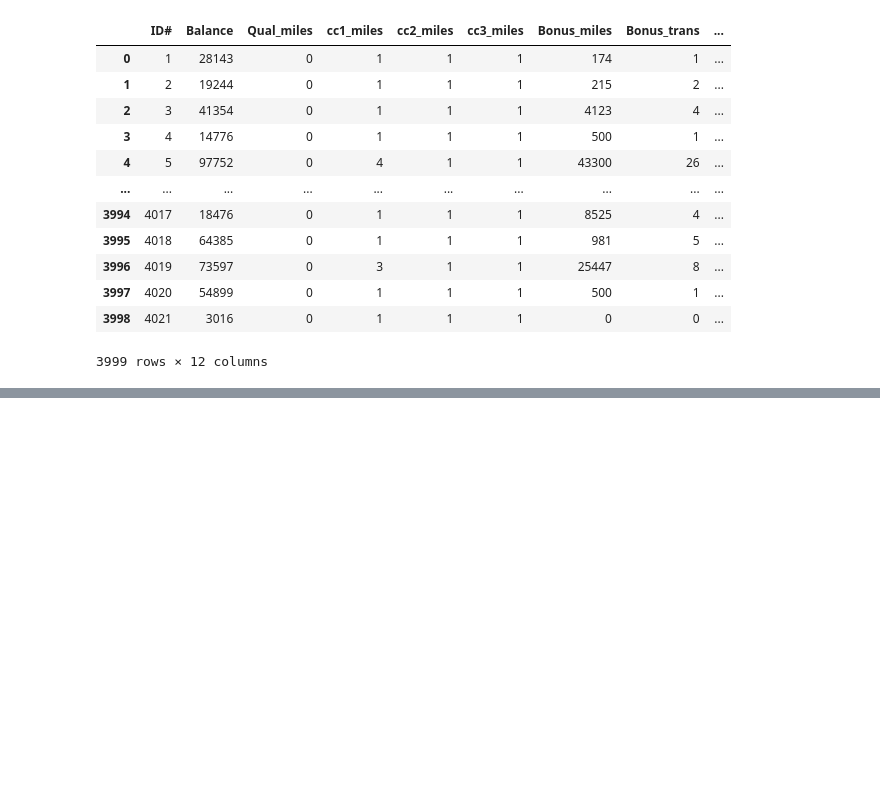
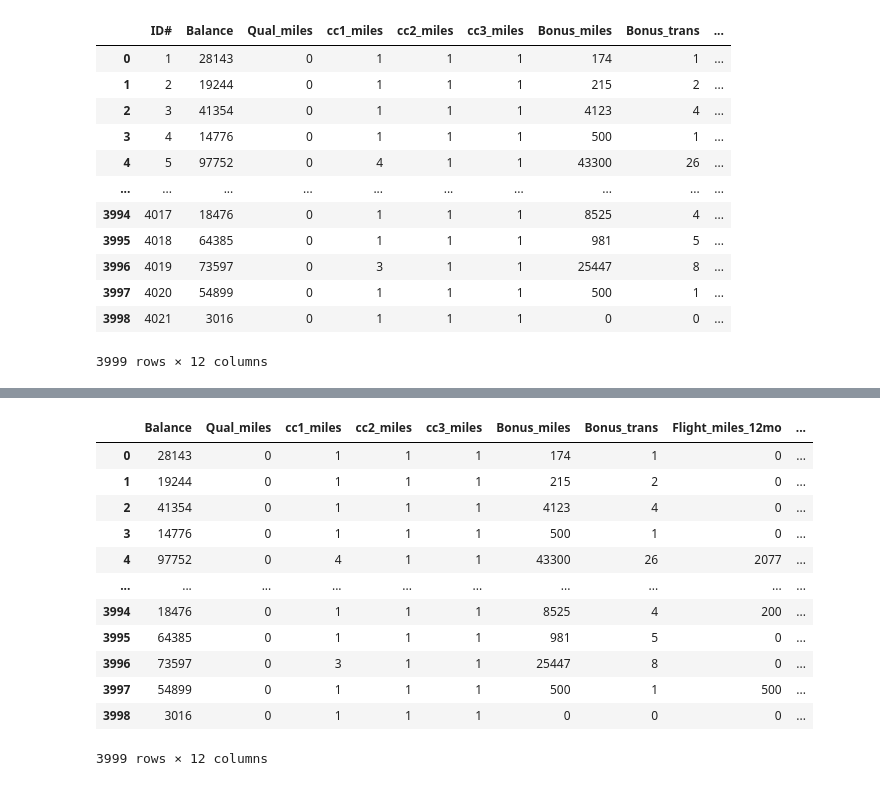
Before and after one commit to Sinudeshmukh/Data-Science, a Jupyter notebook: HierarchicalClusteringAssgn.ipynb, the cells around one changed output, grey strips where cells are left out. Drawn from its saved outputs; the diff is of its cells as text; code cells hidden in the pictures; blank space fills up the shorter version.

```diff
--- a/HierarchicalClusteringAssgn.ipynb
+++ b/HierarchicalClusteringAssgn.ipynb
@@ -54,0 +59,2 @@ KeyboardInterrupt: ignored
+# %%
+ hc = AgglomerativeClustering(n_clusters=4, affinity='euclidean', linkage='single')
@@ -54,0 +67,3 @@ KeyboardInterrupt: ignored
+# %%
+y_hc = hc.fit_predict(df_norm)
+Clusters = pd.DataFrame(y_hc,columns=['Clusters'])
@@ -54,0 +86,18 @@ KeyboardInterrupt: ignored
+# %%
+df['Clusters'] = Clusters
+# %%
+df
+# %% [output]
+|  | Balance | Qual_miles | cc1_miles | cc2_miles | cc3_miles | Bonus_miles | Bonus_trans | Flight_miles_12mo | ... |
+| 0 | 28143 | 0 | 1 | 1 | 1 | 174 | 1 | 0 | ... |
+| 1 | 19244 | 0 | 1 | 1 | 1 | 215 | 2 | 0 | ... |
+| 2 | 41354 | 0 | 1 | 1 | 1 | 4123 | 4 | 0 | ... |
+| 3 | 14776 | 0 | 1 | 1 | 1 | 500 | 1 | 0 | ... |
+| 4 | 97752 | 0 | 4 | 1 | 1 | 43300 | 26 | 2077 | ... |
+| ... | ... | ... | ... | ... | ... | ... | ... | ... | ... |
+| 3994 | 18476 | 0 | 1 | 1 | 1 | 8525 | 4 | 200 | ... |
+| 3995 | 64385 | 0 | 1 | 1 | 1 | 981 | 5 | 0 | ... |
+| 3996 | 73597 | 0 | 3 | 1 | 1 | 25447 | 8 | 0 | ... |
+| 3997 | 54899 | 0 | 1 | 1 | 1 | 500 | 1 | 500 | ... |
+| 3998 | 3016 | 0 | 1 | 1 | 1 | 0 | 0 | 0 | ... |
+3999 rows × 12 columns
```
Also changed, not shown: parts of 8 cells of this notebook.
